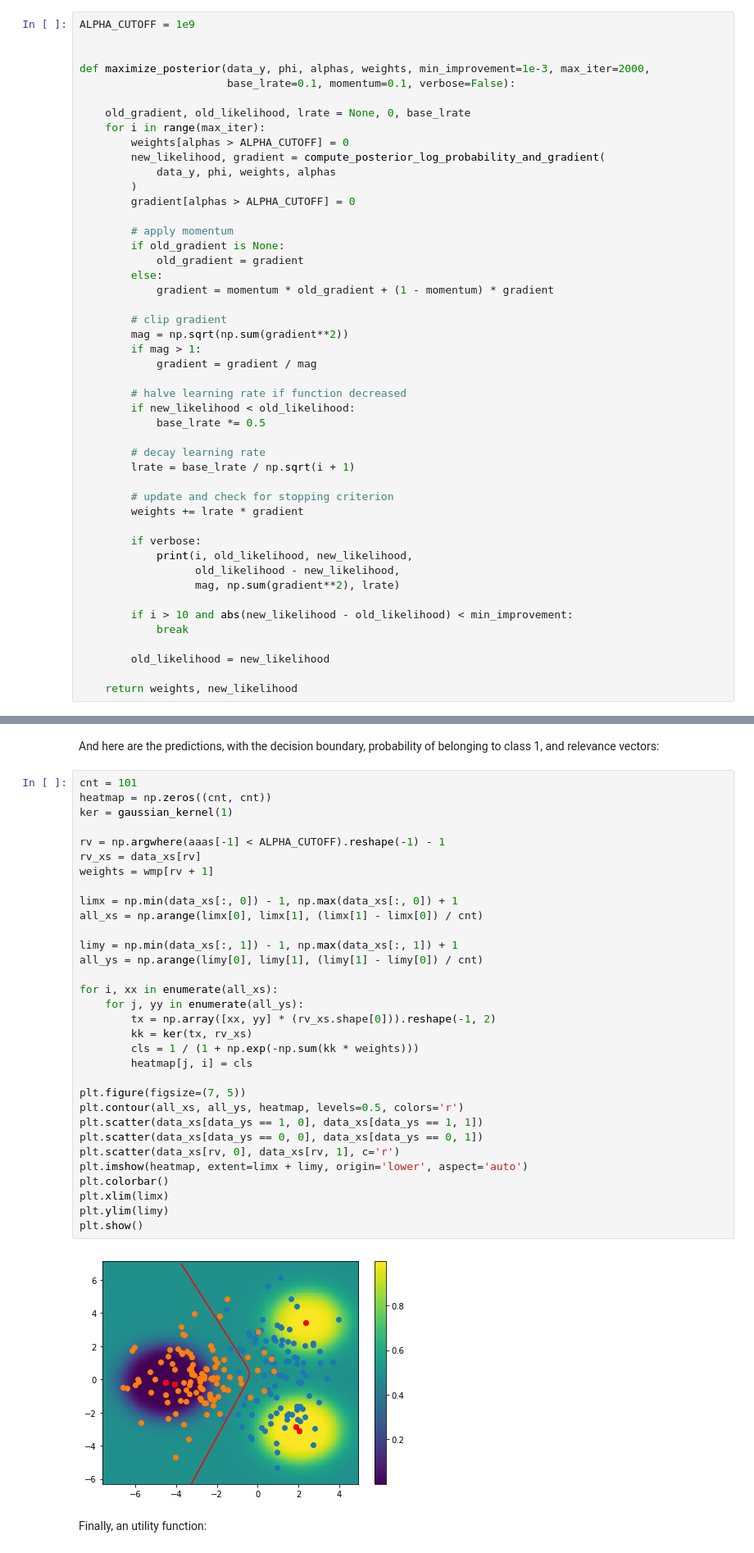
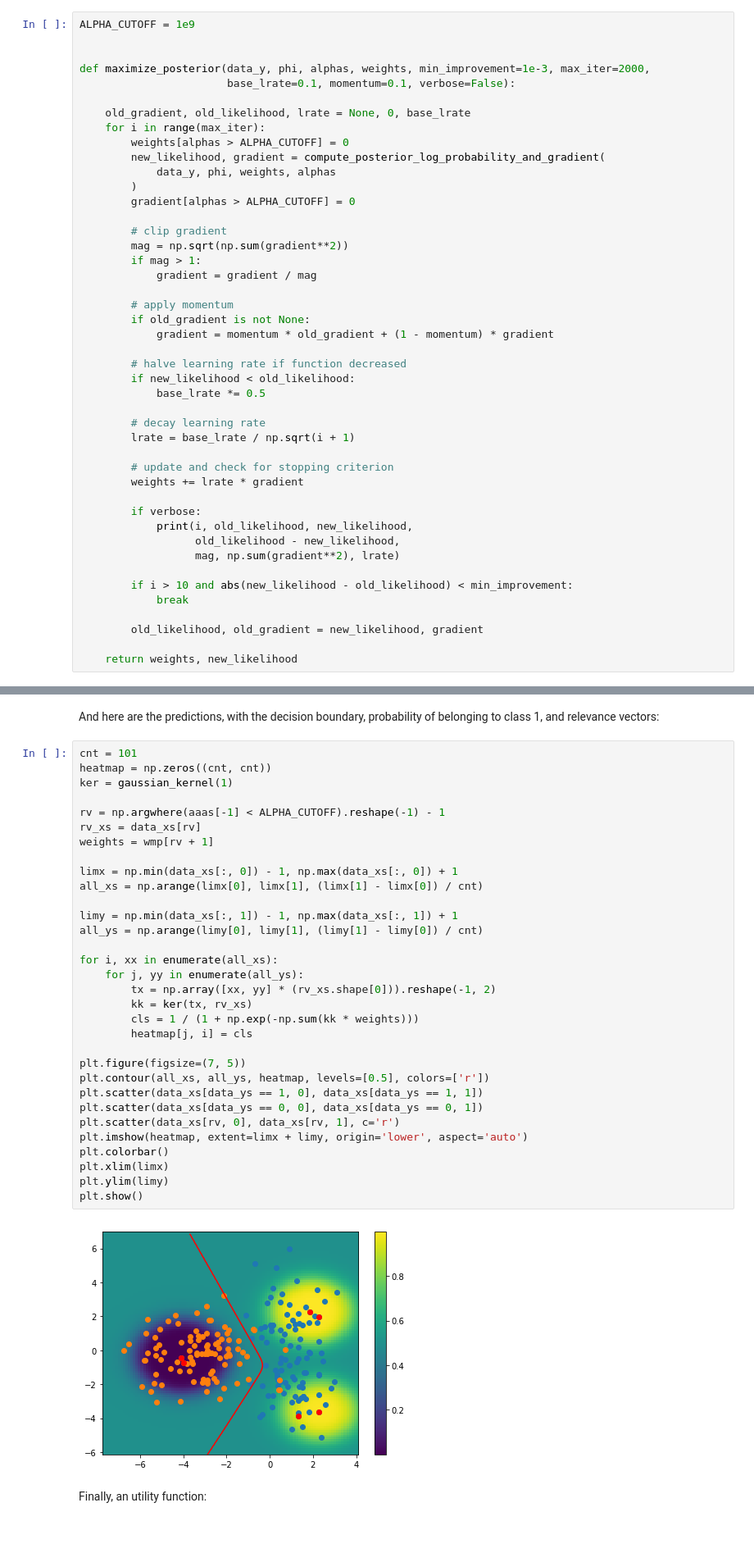
Before and after one commit to e-dorigatti/gaussian_processes, a Jupyter notebook: relevance_vector_machine.ipynb, the cells around one changed output, grey strips where cells are left out. Shown: that part at 82% size. Cells and saved outputs as stored; diff of their text form.

Commit message:
fixed buggy gradient descent

```diff
--- a/relevance_vector_machine.ipynb
+++ b/relevance_vector_machine.ipynb
@@ -270,16 +270,14 @@ def maximize_posterior(data_y, phi, alphas, weights, min_improvement=1e-3, max_i
         )
         gradient[alphas > ALPHA_CUTOFF] = 0
 
-        # apply momentum
-        if old_gradient is None:
-            old_gradient = gradient
-        else:
-            gradient = momentum * old_gradient + (1 - momentum) * gradient
-
         # clip gradient
         mag = np.sqrt(np.sum(gradient**2))
         if mag > 1:
             gradient = gradient / mag
+
+        # apply momentum
+        if old_gradient is not None:
+            gradient = momentum * old_gradient + (1 - momentum) * gradient
 
         # halve learning rate if function decreased
         if new_likelihood < old_likelihood:
@@ -299,7 +297,7 @@ def maximize_posterior(data_y, phi, alphas, weights, min_improvement=1e-3, max_i
         if i > 10 and abs(new_likelihood - old_likelihood) < min_improvement:
             break
 
-        old_likelihood = new_likelihood
+        old_likelihood, old_gradient = new_likelihood, gradient
 
     return weights, new_likelihood
 # %%
@@ -377,35 +375,35 @@ cnt = 101
 heatmap = np.zeros((cnt, cnt))
 ker = gaussian_kernel(1)
 
 rv = np.argwhere(aaas[-1] < ALPHA_CUTOFF).reshape(-1) - 1
 rv_xs = data_xs[rv]
 weights = wmp[rv + 1]
 
 limx = np.min(data_xs[:, 0]) - 1, np.max(data_xs[:, 0]) + 1
 all_xs = np.arange(limx[0], limx[1], (limx[1] - limx[0]) / cnt)
 
 limy = np.min(data_xs[:, 1]) - 1, np.max(data_xs[:, 1]) + 1
 all_ys = np.arange(limy[0], limy[1], (limy[1] - limy[0]) / cnt)
 
 for i, xx in enumerate(all_xs):
     for j, yy in enumerate(all_ys):
         tx = np.array([xx, yy] * (rv_xs.shape[0])).reshape(-1, 2)
         kk = ker(tx, rv_xs)
         cls = 1 / (1 + np.exp(-np.sum(kk * weights)))
         heatmap[j, i] = cls
 
 plt.figure(figsize=(7, 5))
-plt.contour(all_xs, all_ys, heatmap, levels=0.5, colors='r')
+plt.contour(all_xs, all_ys, heatmap, levels=[0.5], colors=['r'])
 plt.scatter(data_xs[data_ys == 1, 0], data_xs[data_ys == 1, 1])
 plt.scatter(data_xs[data_ys == 0, 0], data_xs[data_ys == 0, 1])
 plt.scatter(data_xs[rv, 0], data_xs[rv, 1], c='r')
 plt.imshow(heatmap, extent=limx + limy, origin='lower', aspect='auto')
 plt.colorbar()
 plt.xlim(limx)
 plt.ylim(limy)
 plt.show()
 # %% [output]
-[figure, old version]
+[figure, new version]
 # %% [markdown]
 Finally, an utility function:
 # %%
```
Also changed, not shown: parts of 5 cells of this notebook.
